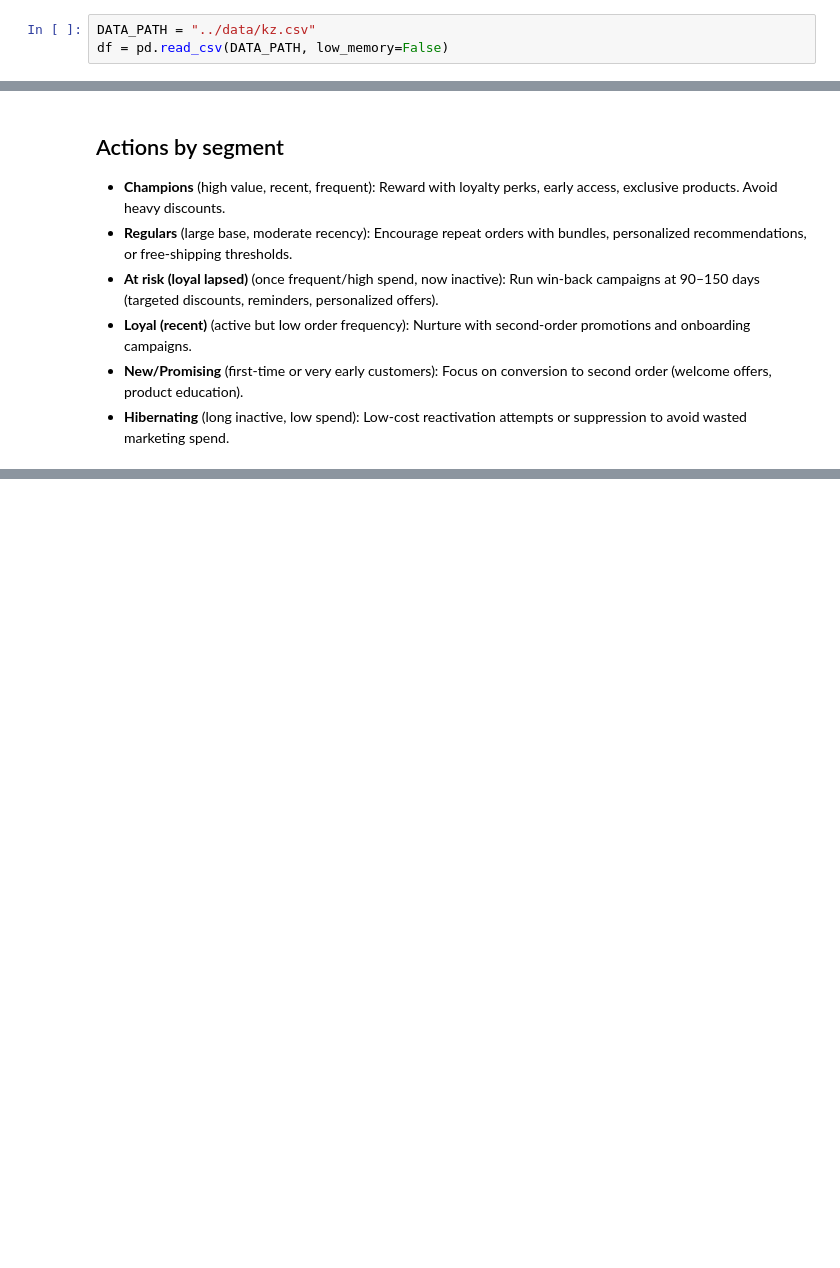
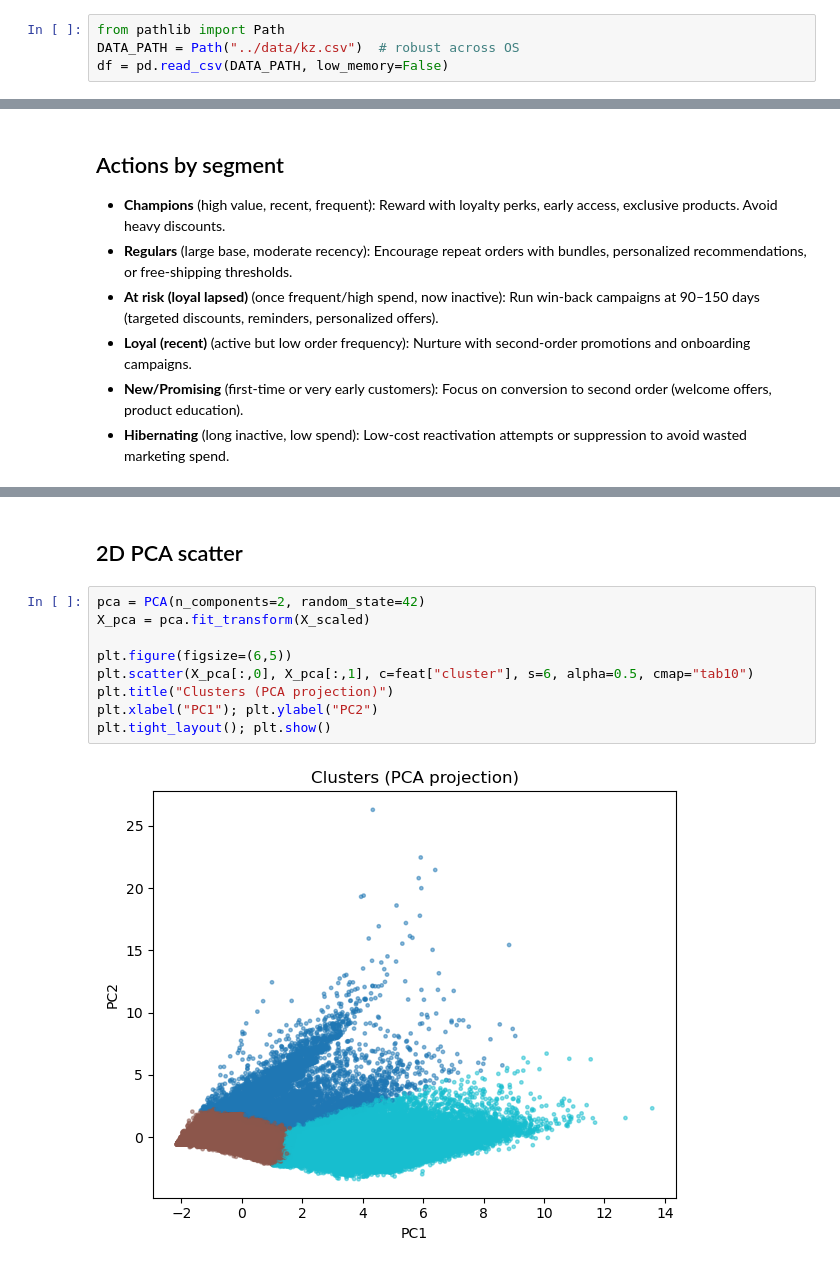
Before and after one commit to ayan978/Customer-Retention-Analysis-and-RFM-Segmentation-in-E-commerce, a Jupyter notebook: notebooks/customer_retention_rfm_segmentation.ipynb, the cells around one changed output, grey strips where cells are left out. Cells and saved outputs as stored; diff of their text form; blank space fills up the shorter version.

```diff
--- a/notebooks/customer_retention_rfm_segmentation.ipynb
+++ b/notebooks/customer_retention_rfm_segmentation.ipynb
@@ -23,7 +27,8 @@ pd.set_option("display.width", 120)
 # %% [markdown]
 ## Load Dataset
 # %%
-DATA_PATH = "../data/kz.csv"
+from pathlib import Path
+DATA_PATH = Path("../data/kz.csv")  # robust across OS
 df = pd.read_csv(DATA_PATH, low_memory=False)
 # %% [markdown]
 ## Quick Preview
@@ -780,0 +961,13 @@ seg_kpis.round({"revenue":2,"revenue_share_pct":2,"aov_median":2})
+# %% [markdown]
+## 2D PCA scatter
+# %%
+pca = PCA(n_components=2, random_state=42)
+X_pca = pca.fit_transform(X_scaled)
+
+plt.figure(figsize=(6,5))
+plt.scatter(X_pca[:,0], X_pca[:,1], c=feat["cluster"], s=6, alpha=0.5, cmap="tab10")
+plt.title("Clusters (PCA projection)")
+plt.xlabel("PC1"); plt.ylabel("PC2")
+plt.tight_layout(); plt.show()
+# %% [output]
+[figure, added]
```
Also changed, not shown: parts of 15 cells of this notebook.
